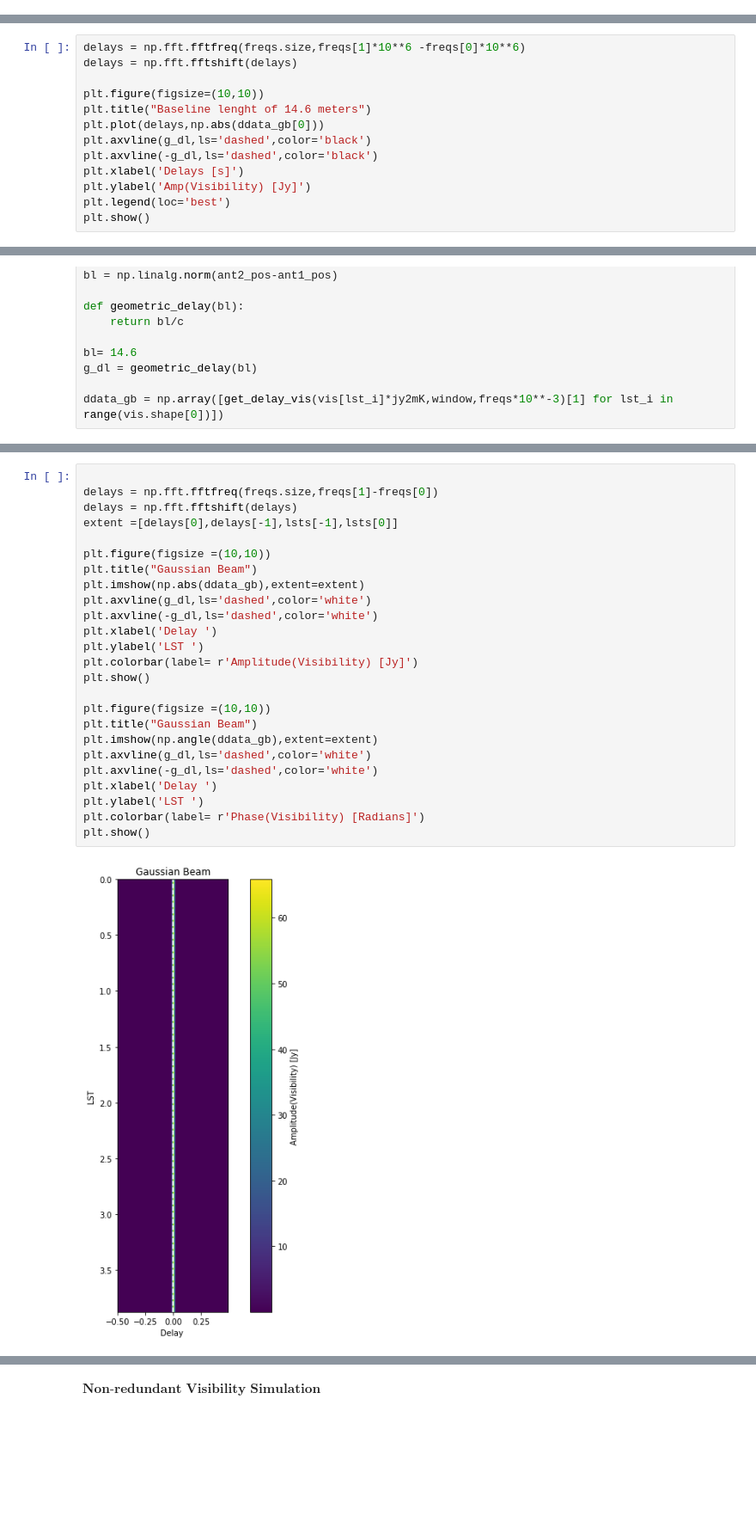
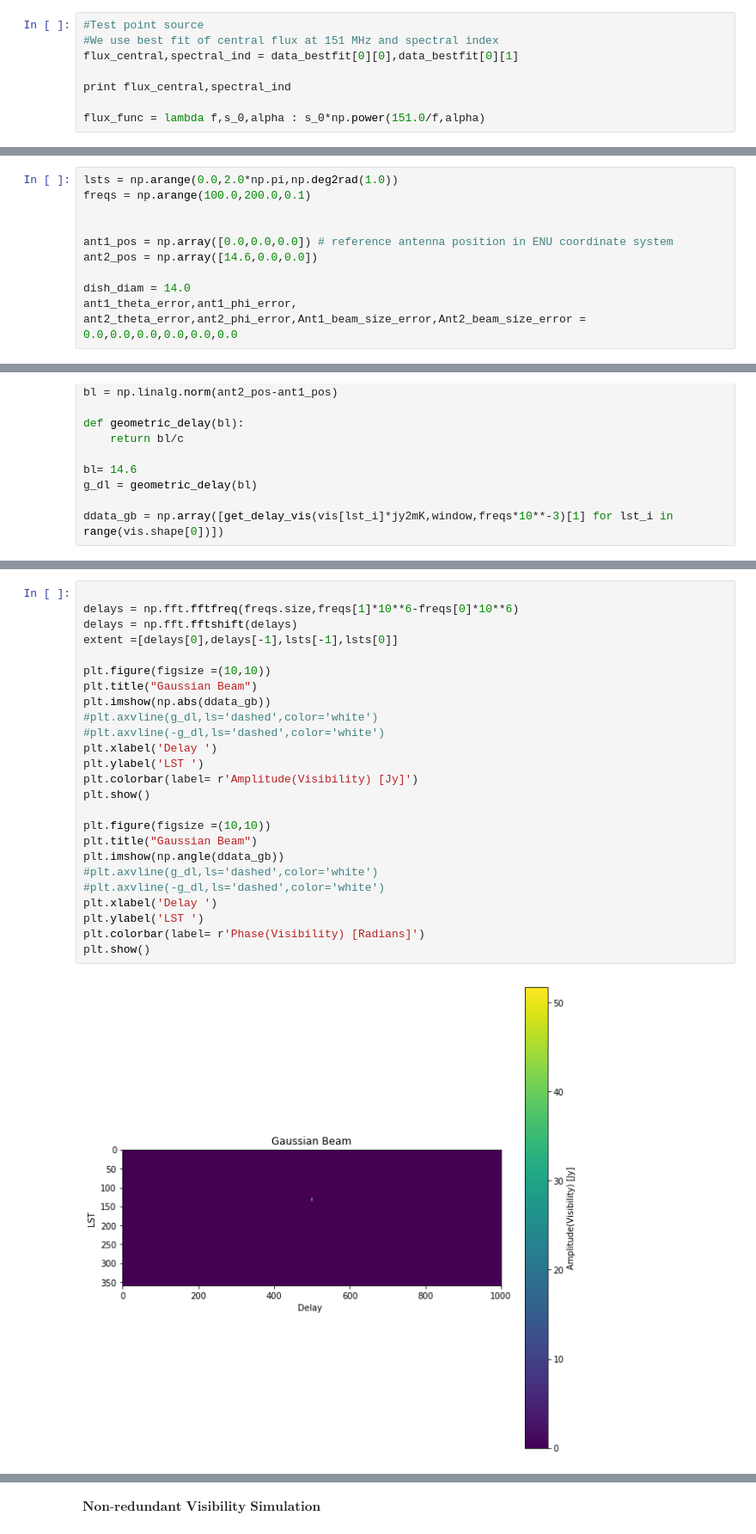
Before and after one commit to UKZN-Astronomy/hera_corrcal, a Jupyter notebook: Simulations/Visibility Simulation GLEAM Catalogue.ipynb, the cells around one changed output, grey strips where cells are left out. Shown at 86% size. Saved outputs shown, nothing was run; the diff lists cells and outputs as text; blank space fills up the shorter version.

```diff
--- a/Simulations/Visibility Simulation GLEAM Catalogue.ipynb
+++ b/Simulations/Visibility Simulation GLEAM Catalogue.ipynb
@@ -427,2 +363,10 @@ flux[0]=flux_data[35]
 # %% [markdown]
 $\textbf{Visibility Simulation Point Source}$
+# %%
+#Test point source
+#We use best fit of central flux at 151 MHz and spectral index
+flux_central,spectral_ind = data_bestfit[0][0],data_bestfit[0][1]
+
+print flux_central,spectral_ind
+
+flux_func = lambda f,s_0,alpha : s_0*np.power(151.0/f,alpha)
@@ -429 +375,11 @@ $\textbf{Visibility Simulation Point Source}$
+# %%
+lsts = np.arange(0.0,2.0*np.pi,np.deg2rad(1.0))
+freqs = np.arange(100.0,200.0,0.1)
+
+
+ant1_pos = np.array([0.0,0.0,0.0]) # reference antenna position in ENU coordinate system
+ant2_pos = np.array([14.6,0.0,0.0])
+
+dish_diam = 14.0
+ant1_theta_error,ant1_phi_error, ant2_theta_error,ant2_phi_error,Ant1_beam_size_error,Ant2_beam_size_error = 0.0,0.0,0.0,0.0,0.0,0.0
 # %%
@@ -528,15 +475,2 @@ plt.show()
 # %% [markdown]
 $\textbf{Delay Visibility}$
-# %%
-delays = np.fft.fftfreq(freqs.size,freqs[1]*10**6 -freqs[0]*10**6)
-delays = np.fft.fftshift(delays)
-
-plt.figure(figsize=(10,10))
-plt.title("Baseline lenght of 14.6 meters")
-plt.plot(delays,np.abs(ddata_gb[0]))
-plt.axvline(g_dl,ls='dashed',color='black')
-plt.axvline(-g_dl,ls='dashed',color='black')
-plt.xlabel('Delays [s]')
-plt.ylabel('Amp(Visibility) [Jy]')
-plt.legend(loc='best')
-plt.show()
@@ -589,27 +527,27 @@ plt.axvline(-g_dl,ls='dashed',color='black')
 # %%
 
-delays = np.fft.fftfreq(freqs.size,freqs[1]-freqs[0])
+delays = np.fft.fftfreq(freqs.size,freqs[1]*10**6-freqs[0]*10**6)
 delays = np.fft.fftshift(delays)
 extent =[delays[0],delays[-1],lsts[-1],lsts[0]]
 
 plt.figure(figsize =(10,10))
 plt.title("Gaussian Beam")
-plt.imshow(np.abs(ddata_gb),extent=extent)
-plt.axvline(g_dl,ls='dashed',color='white')
-plt.axvline(-g_dl,ls='dashed',color='white')
+plt.imshow(np.abs(ddata_gb))
+#plt.axvline(g_dl,ls='dashed',color='white')
+#plt.axvline(-g_dl,ls='dashed',color='white')
 plt.xlabel('Delay ')
 plt.ylabel('LST ')
 plt.colorbar(label= r'Amplitude(Visibility) [Jy]')
 plt.show()
 
 plt.figure(figsize =(10,10))
 plt.title("Gaussian Beam")
-plt.imshow(np.angle(ddata_gb),extent=extent)
-plt.axvline(g_dl,ls='dashed',color='white')
-plt.axvline(-g_dl,ls='dashed',color='white')
+plt.imshow(np.angle(ddata_gb))
+#plt.axvline(g_dl,ls='dashed',color='white')
+#plt.axvline(-g_dl,ls='dashed',color='white')
 plt.xlabel('Delay ')
 plt.ylabel('LST ')
 plt.colorbar(label= r'Phase(Visibility) [Radians]')
 plt.show()
 # %% [output]
-[figure, old version]
+[figure, new version]
```
Also changed, not shown: parts of 31 cells of this notebook, 2 other files.
